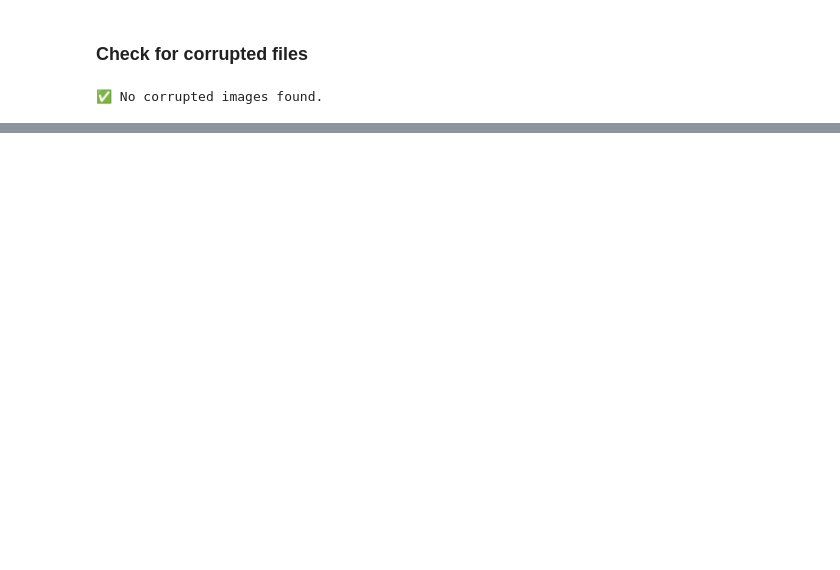
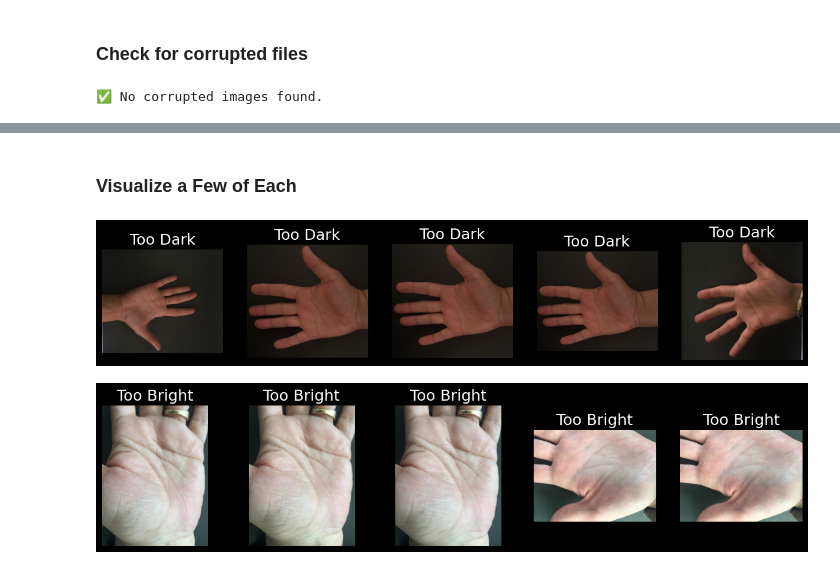
Before and after one commit to anjorisarabhai/veinsecure-palm-vein-authentication, a Jupyter notebook: notebooks/Palm_Vein_EDA.ipynb, the cells around one changed output, grey strips where cells are left out. Cells and saved outputs as stored; diff of their text form; code cells hidden in the pictures; blank space fills up the shorter version.

```diff
--- a/notebooks/Palm_Vein_EDA.ipynb
+++ b/notebooks/Palm_Vein_EDA.ipynb
@@ -264,0 +505,20 @@ else:
+# %% [markdown]
+### **Visualize a Few of Each**
+# %%
+def show_images(df, title, num=5):
+    paths = df["Path"].head(num)
+    plt.figure(figsize=(15, 3))
+    for i, path in enumerate(paths):
+        img = cv2.imread(path)
+        img_rgb = cv2.cvtColor(img, cv2.COLOR_BGR2RGB)
+        plt.subplot(1, num, i+1)
+        plt.imshow(img_rgb)
+        plt.title(title)
+        plt.axis('off')
+    plt.show()
+
+show_images(too_dark, "Too Dark")
+show_images(too_bright, "Too Bright")
+# %% [output]
+[figure, added]
+[figure, added]
```
Also changed, not shown: parts of 26 cells of this notebook.
